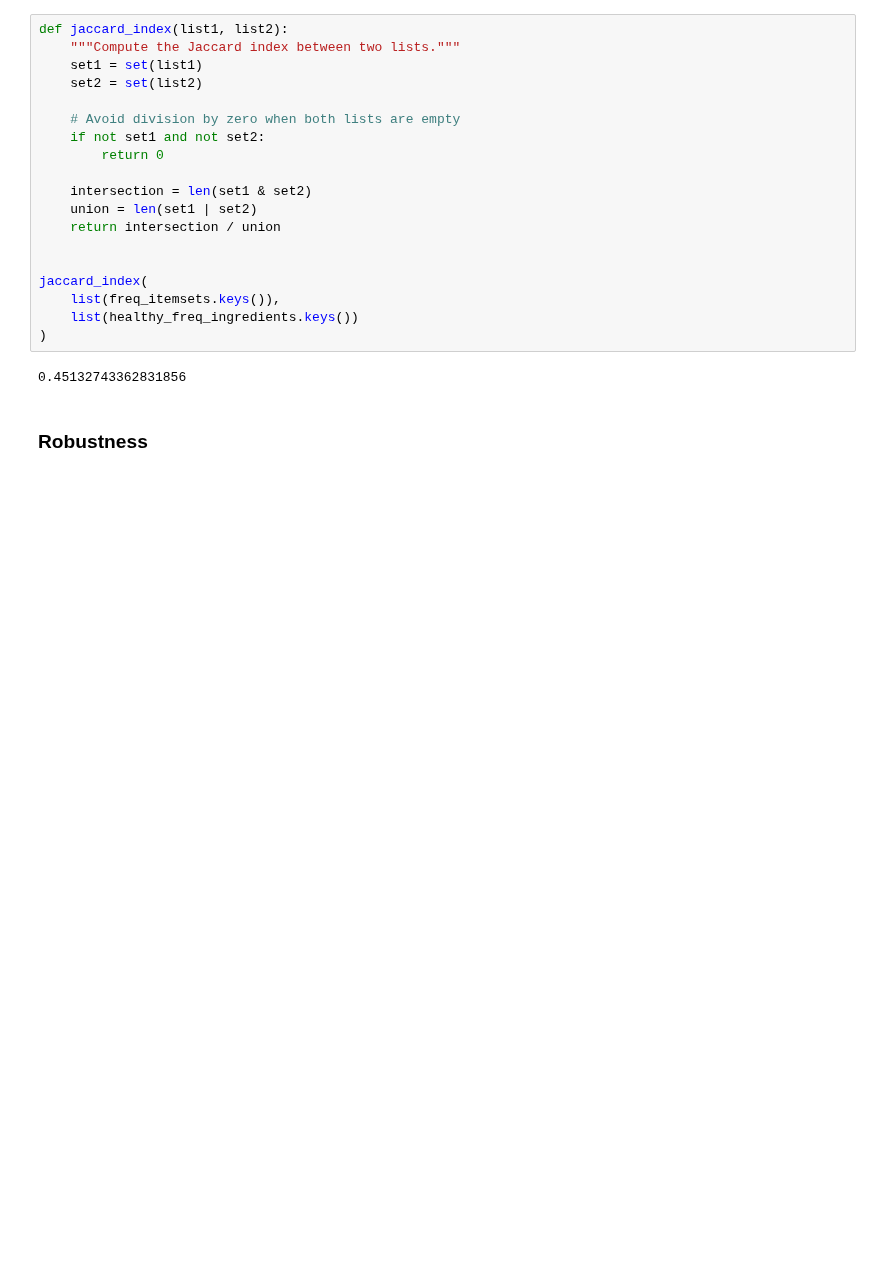
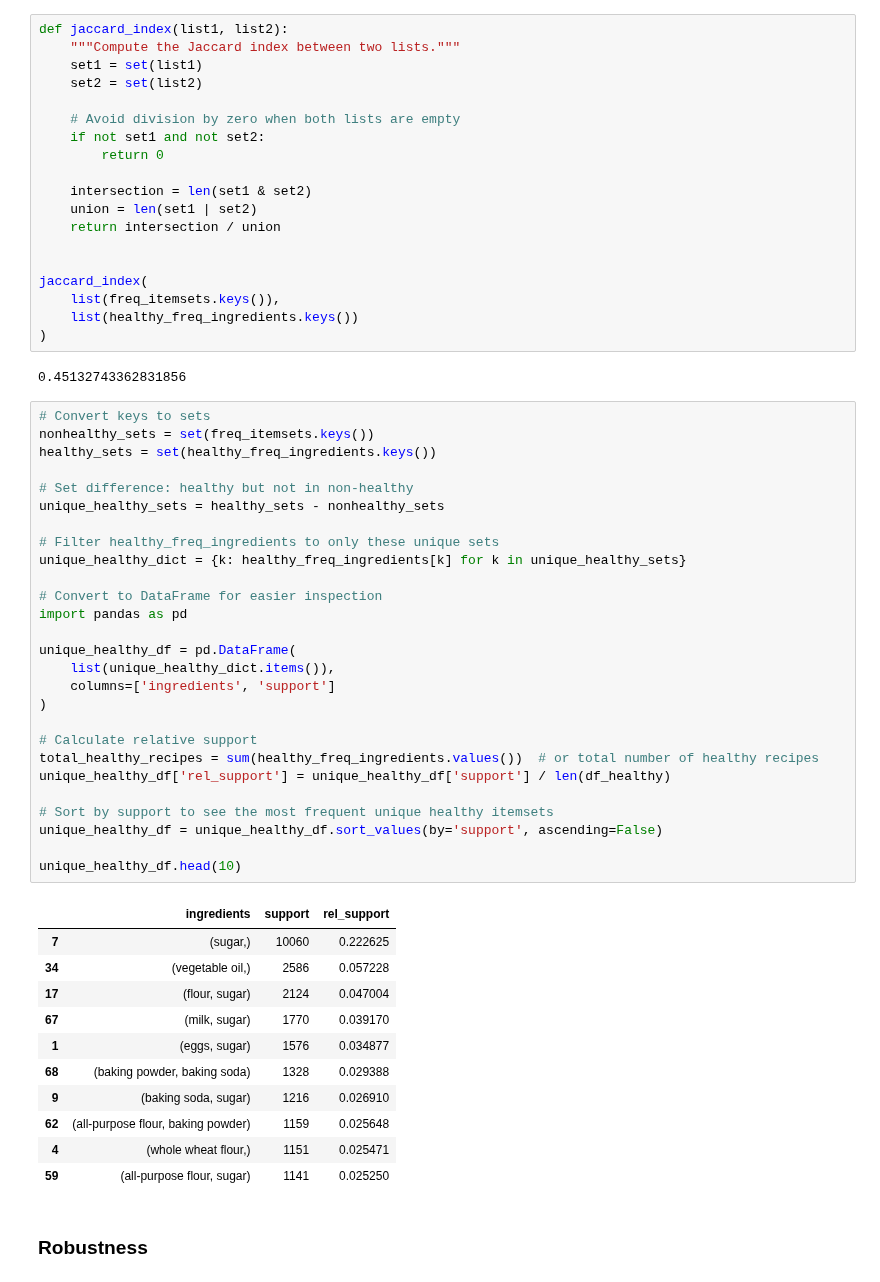
Before and after one commit to BSDSBA-JF/ML-II-Labs, a Jupyter notebook: BDCC-01/02_fim_with_mariel_updates.ipynb, the cells around one changed output. Cells and saved outputs as stored; diff of their text form; blank space fills up the shorter version.

```diff
--- a/BDCC-01/02_fim_with_mariel_updates.ipynb
+++ b/BDCC-01/02_fim_with_mariel_updates.ipynb
@@ -585,6 +569,45 @@ jaccard_index(
 )
 # %% [output]
 0.45132743362831856
+# %%
+# Convert keys to sets
+nonhealthy_sets = set(freq_itemsets.keys())
+healthy_sets = set(healthy_freq_ingredients.keys())
+
+# Set difference: healthy but not in non-healthy
+unique_healthy_sets = healthy_sets - nonhealthy_sets
+
+# Filter healthy_freq_ingredients to only these unique sets
+unique_healthy_dict = {k: healthy_freq_ingredients[k] for k in unique_healthy_sets}
+
+# Convert to DataFrame for easier inspection
+import pandas as pd
+
+unique_healthy_df = pd.DataFrame(
+    list(unique_healthy_dict.items()),
+    columns=['ingredients', 'support']
+)
+
+# Calculate relative support
+total_healthy_recipes = sum(healthy_freq_ingredients.values())  # or total number of healthy recipes
+unique_healthy_df['rel_support'] = unique_healthy_df['support'] / len(df_healthy)
+
+# Sort by support to see the most frequent unique healthy itemsets
+unique_healthy_df = unique_healthy_df.sort_values(by='support', ascending=False)
+
+unique_healthy_df.head(10)
+# %% [output]
+|  | ingredients | support | rel_support |
+| 7 | (sugar,) | 10060 | 0.222625 |
+| 34 | (vegetable oil,) | 2586 | 0.057228 |
+| 17 | (flour, sugar) | 2124 | 0.047004 |
+| 67 | (milk, sugar) | 1770 | 0.039170 |
+| 1 | (eggs, sugar) | 1576 | 0.034877 |
+| 68 | (baking powder, baking soda) | 1328 | 0.029388 |
+| 9 | (baking soda, sugar) | 1216 | 0.026910 |
+| 62 | (all-purpose flour, baking powder) | 1159 | 0.025648 |
+| 4 | (whole wheat flour,) | 1151 | 0.025471 |
+| 59 | (all-purpose flour, sugar) | 1141 | 0.025250 |
 # %% [markdown]
 ### Robustness
 # %%
```
Also changed, not shown: parts of 5 cells of this notebook.
